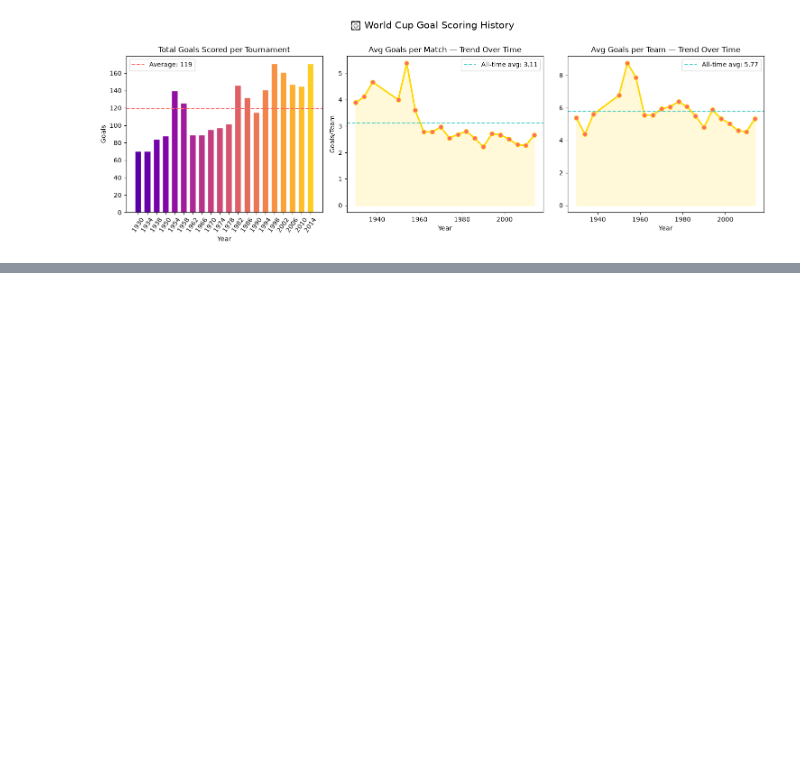
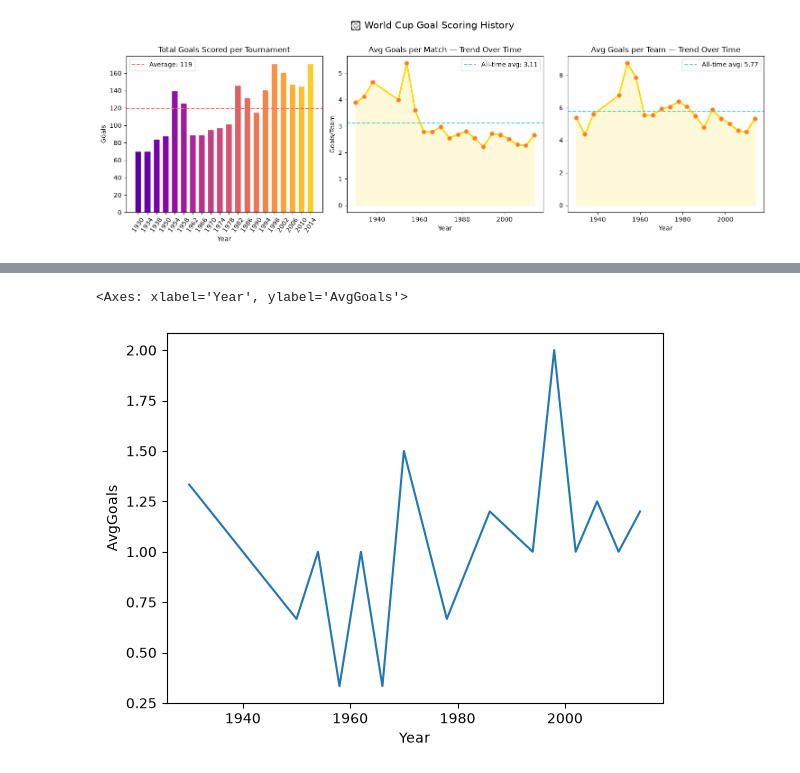
Before and after one commit to cralbers/bsgp7030_capstone, a Jupyter notebook: eda.ipynb, the cells around one changed output, grey strips where cells are left out. Cells and saved outputs as stored; diff of their text form; code cells hidden in the pictures; blank space fills up the shorter version.

Commit message:
calculate average goals per match by year for every team

```diff
--- a/eda.ipynb
+++ b/eda.ipynb
@@ -145,0 +205,5 @@ plt.tight_layout(); plt.show()
+# %%
+sns.lineplot(x='Year', y='AvgGoals', data=avg_points_per_year[avg_points_per_year['Team'] == 'Mexico'])
+# %% [output]
+<Axes: xlabel='Year', ylabel='AvgGoals'>
+[figure, added]
```
Also changed, not shown: parts of 3 cells of this notebook.
